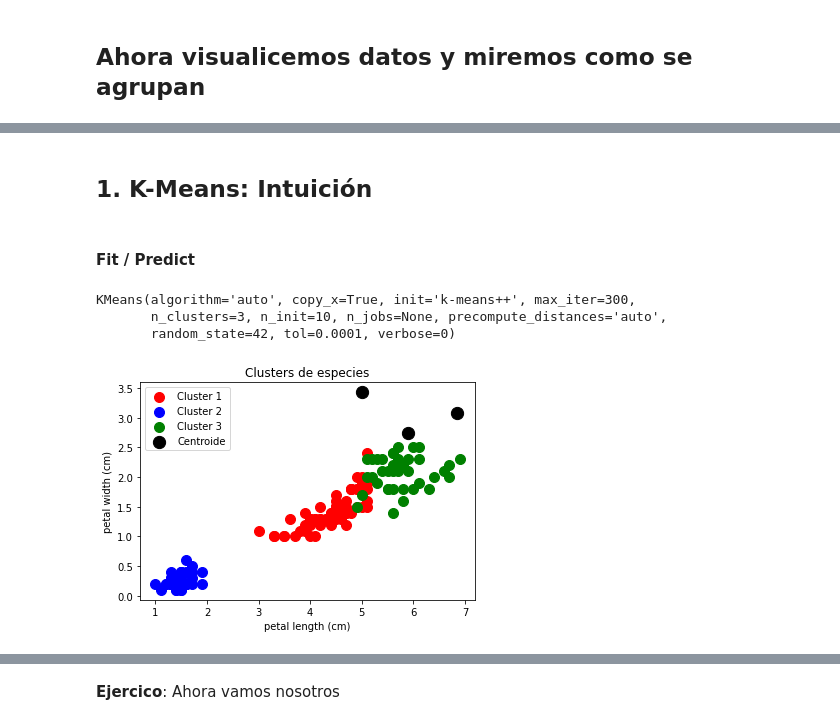
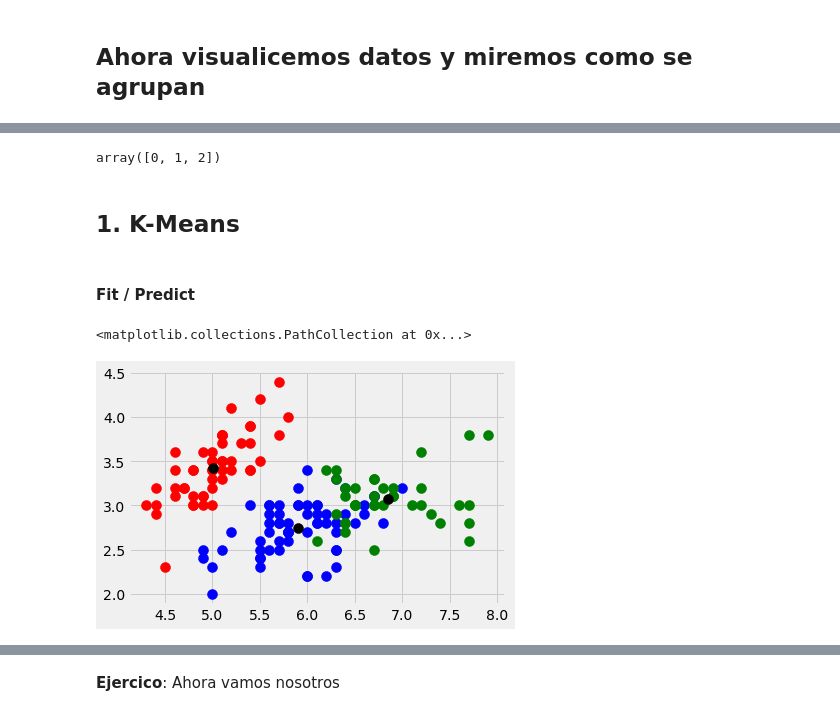
Before and after one commit to julian-masdatascience/ML, a Jupyter notebook: ML_No_Supervisado.ipynb, the cells around one changed output, grey strips where cells are left out. Cells and saved outputs as stored; diff of their text form; code cells hidden in the pictures.

```diff
--- a/ML_No_Supervisado.ipynb
+++ b/ML_No_Supervisado.ipynb
@@ -45,14 +43,15 @@ plt.show()
+# %%
+# cuantas clases hay?
+np.unique(ds.target)
+# %% [output]
+array([0, 1, 2])
 # %% [markdown]
-## 1. K-Means: Intuición
+## 1. K-Means
 # %% [markdown]
 #### Fit / Predict
 # %%
-from sklearn.cluster import KMeans
+x = df.iloc[:, 1:4].values
 # se crea el modelo
-kmeans  = KMeans(n_clusters=3,init = 'k-means++', random_state = 42)
+kmeans = KMeans(n_clusters = 3)
+y_kmeans = kmeans.fit_predict(X)
 # se ajusta el modelo a los datos
-kmeans.fit(X, y)
-# %% [output]
-KMeans(algorithm='auto', copy_x=True, init='k-means++', max_iter=300,
-       n_clusters=3, n_init=10, n_jobs=None, precompute_distances='auto',
-       random_state=42, tol=0.0001, verbose=0)
@@ -61,13 +58,11 @@ y_kmeans = kmeans.fit_predict(X)
 # %%
 # Visualising the clusters
-plt.scatter(X[y_kmeans == 0, x_index], X[y_kmeans == 0, y_index], s = 100, c = 'red', label = 'Cluster 1')
-plt.scatter(X[y_kmeans == 1, x_index], X[y_kmeans == 1, y_index], s = 100, c = 'blue', label = 'Cluster 2')
-plt.scatter(X[y_kmeans == 2, x_index], X[y_kmeans == 2, y_index], s = 100, c = 'green', label = 'Cluster 3')
-plt.scatter(kmeans.cluster_centers_[:, 0], kmeans.cluster_centers_[:, 1], s = 150, c = 'black', label = 'Centroide')
-plt.title('Clusters de especies')
-plt.xlabel(ds.feature_names[x_index])
-plt.ylabel(ds.feature_names[y_index])
-plt.legend(loc='best'	)
-plt.show()
+plt.scatter(X[y_kmeans == 0, 0], X[y_kmeans == 0, 1], s = 100, c = 'red', label = 'Cluster 1')
+plt.scatter(X[y_kmeans == 1, 0], X[y_kmeans == 1, 1], s = 100, c = 'blue', label = 'Cluster 2')
+plt.scatter(X[y_kmeans == 2, 0], X[y_kmeans == 2, 1], s = 100, c = 'green', label = 'Cluster 3')
+
+#Plotting the centroids of the clusters
+plt.scatter(kmeans.cluster_centers_[:, 0], kmeans.cluster_centers_[:,1], s = 100, c = 'black', label = 'Centroids')
 # %% [output]
+<matplotlib.collections.PathCollection at 0x...>
-[figure, old version]
+[figure, new version]
```
Also changed, not shown: parts of 18 cells of this notebook.
